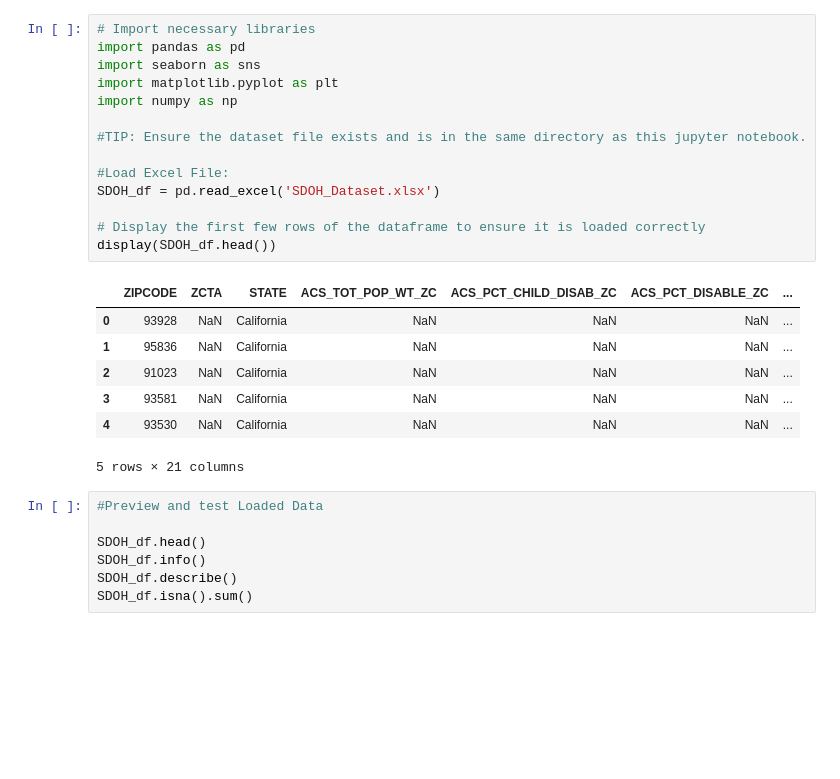
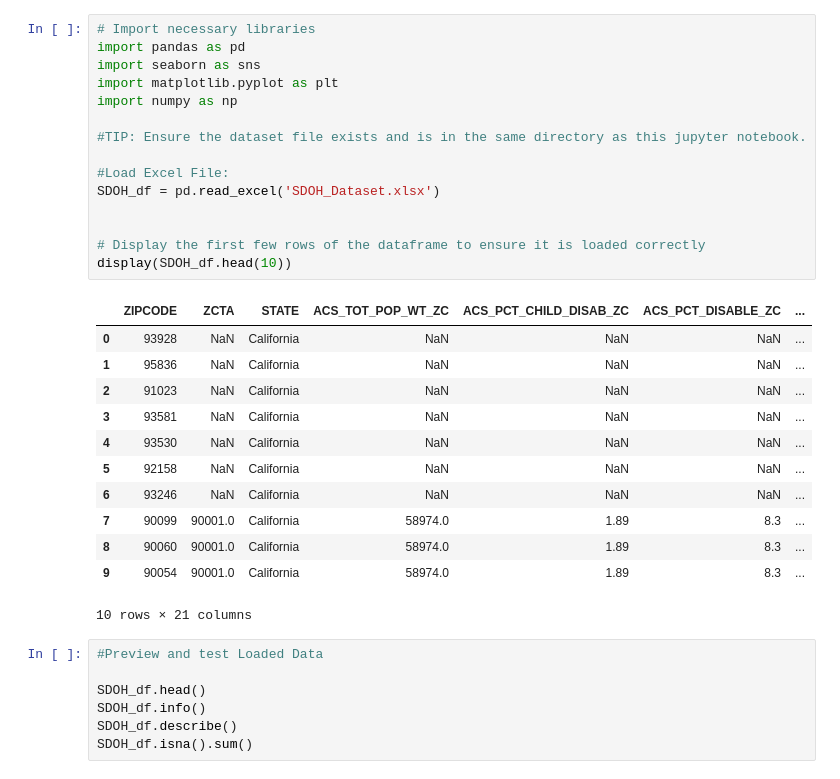
Before and after one commit to build-summer-2025/async-final-project-neon-ashleydeleon, a Jupyter notebook: final_project_example.ipynb, the cells around one changed output. Cells and saved outputs as stored; diff of their text form; blank space fills up the shorter version.

```diff
--- a/final_project_example.ipynb
+++ b/final_project_example.ipynb
@@ -13,25 +19,31 @@ You should consider upgrading via the '/Library/Developer/CommandLineTools/usr/b
 # %%
 # Import necessary libraries
 import pandas as pd
 import seaborn as sns
 import matplotlib.pyplot as plt
 import numpy as np
 
 #TIP: Ensure the dataset file exists and is in the same directory as this jupyter notebook.
 
 #Load Excel File:
 SDOH_df = pd.read_excel('SDOH_Dataset.xlsx')
 
+
 # Display the first few rows of the dataframe to ensure it is loaded correctly
-display(SDOH_df.head())
+display(SDOH_df.head(10))
 # %% [output]
 |  | ZIPCODE | ZCTA | STATE | ACS_TOT_POP_WT_ZC | ACS_PCT_CHILD_DISAB_ZC | ACS_PCT_DISABLE_ZC | ... |
 | 0 | 93928 | NaN | California | NaN | NaN | NaN | ... |
 | 1 | 95836 | NaN | California | NaN | NaN | NaN | ... |
 | 2 | 91023 | NaN | California | NaN | NaN | NaN | ... |
 | 3 | 93581 | NaN | California | NaN | NaN | NaN | ... |
 | 4 | 93530 | NaN | California | NaN | NaN | NaN | ... |
+| 5 | 92158 | NaN | California | NaN | NaN | NaN | ... |
+| 6 | 93246 | NaN | California | NaN | NaN | NaN | ... |
+| 7 | 90099 | 90001.0 | California | 58974.0 | 1.89 | 8.3 | ... |
+| 8 | 90060 | 90001.0 | California | 58974.0 | 1.89 | 8.3 | ... |
+| 9 | 90054 | 90001.0 | California | 58974.0 | 1.89 | 8.3 | ... |
-5 rows × 21 columns
+10 rows × 21 columns
 # %%
 #Preview and test Loaded Data
 
```
Also changed, not shown: parts of 35 cells of this notebook, 1 other file.
